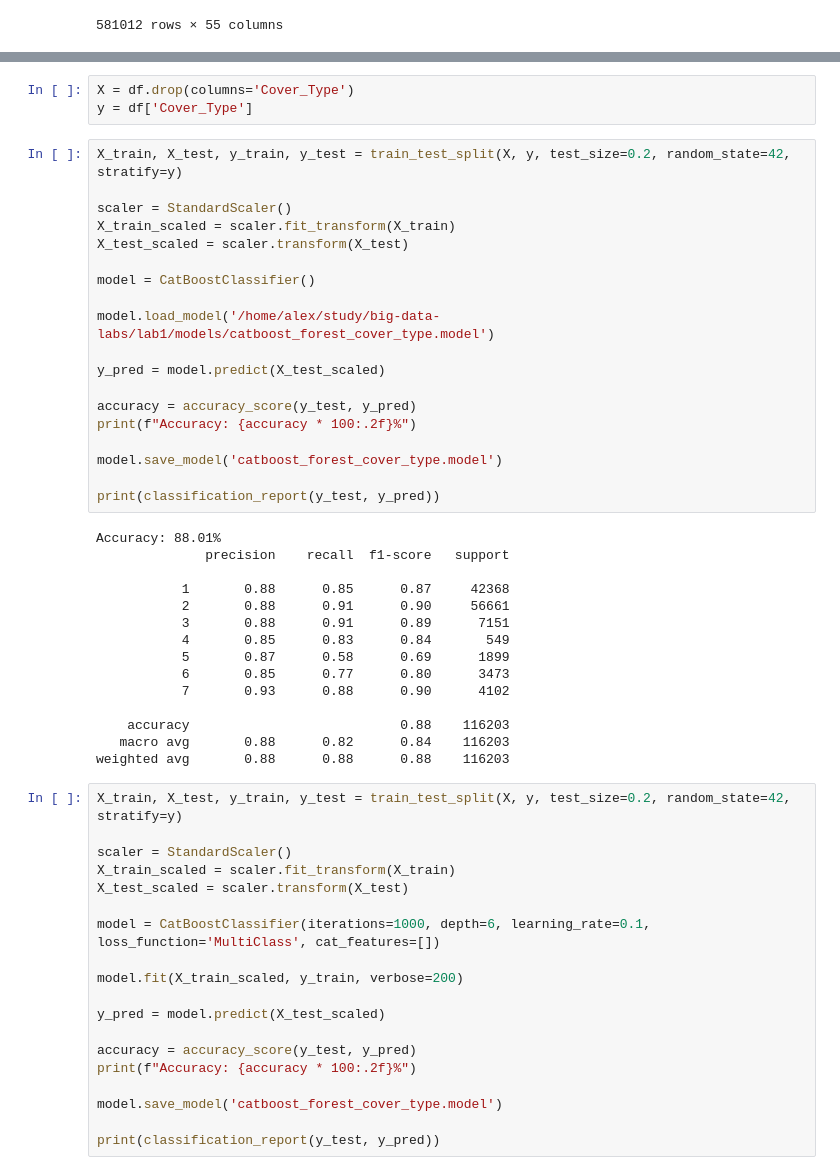
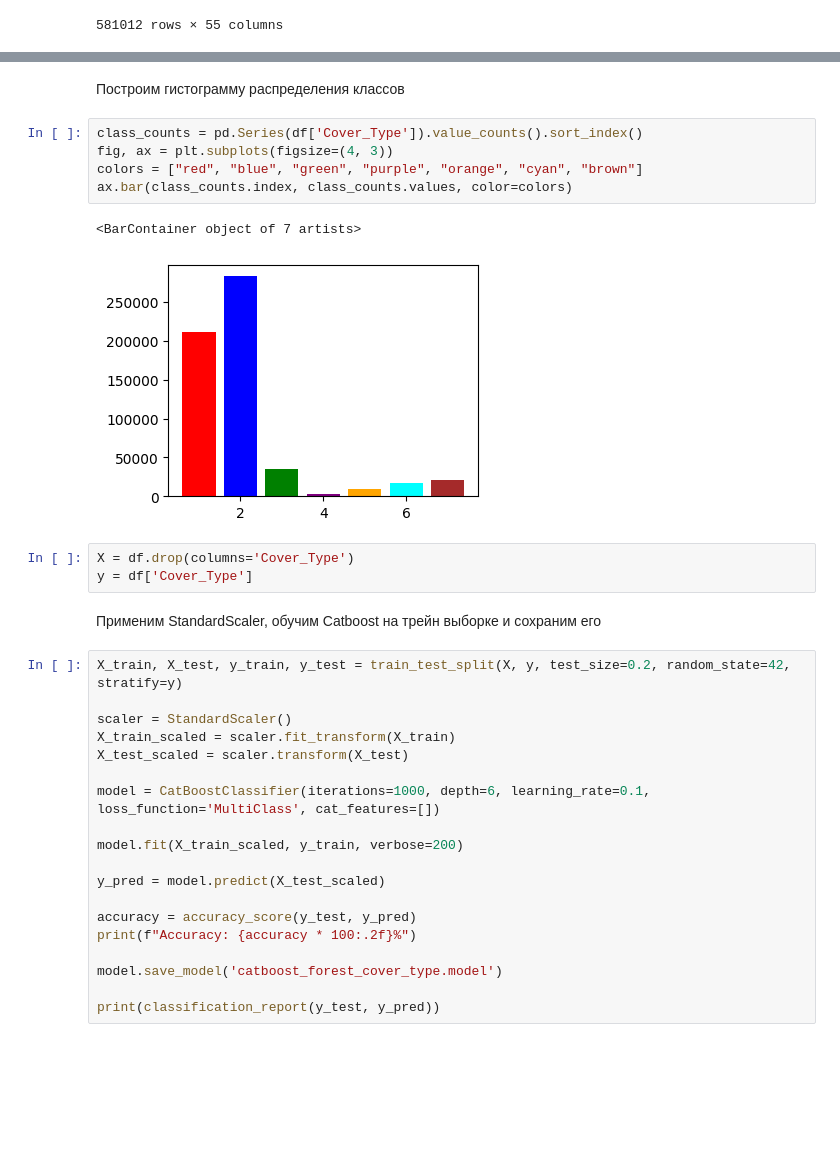
Before and after one commit to a13xbb/big-data-labs, a Jupyter notebook: lab1/train.ipynb, the cells around one changed output, grey strips where cells are left out. Saved outputs shown, nothing was run; the diff lists cells and outputs as text; blank space fills up the shorter version.

Commit message:
updated train script

```diff
--- a/lab1/train.ipynb
+++ b/lab1/train.ipynb
@@ -26,40 +42,18 @@ df
+# %% [markdown]
+Построим гистограмму распределения классов
+# %%
+class_counts = pd.Series(df['Cover_Type']).value_counts().sort_index()
+fig, ax = plt.subplots(figsize=(4, 3))
+colors = ["red", "blue", "green", "purple", "orange", "cyan", "brown"]
+ax.bar(class_counts.index, class_counts.values, color=colors)
+# %% [output]
+<BarContainer object of 7 artists>
+[figure, added]
 # %%
 X = df.drop(columns='Cover_Type')
 y = df['Cover_Type']
-# %%
-X_train, X_test, y_train, y_test = train_test_split(X, y, test_size=0.2, random_state=42, stratify=y)
-
-scaler = StandardScaler()
-X_train_scaled = scaler.fit_transform(X_train)
-X_test_scaled = scaler.transform(X_test)
-
-model = CatBoostClassifier()
-
-model.load_model('/home/alex/study/big-data-labs/lab1/models/catboost_forest_cover_type.model')
-
-y_pred = model.predict(X_test_scaled)
-
-accuracy = accuracy_score(y_test, y_pred)
-print(f"Accuracy: {accuracy * 100:.2f}%")
-
-model.save_model('catboost_forest_cover_type.model')
-
-print(classification_report(y_test, y_pred))
-# %% [output]
-Accuracy: 88.01%
-              precision    recall  f1-score   support
-
-           1       0.88      0.85      0.87     42368
-           2       0.88      0.91      0.90     56661
-           3       0.88      0.91      0.89      7151
-           4       0.85      0.83      0.84       549
-           5       0.87      0.58      0.69      1899
-           6       0.85      0.77      0.80      3473
-           7       0.93      0.88      0.90      4102
-
-    accuracy                           0.88    116203
-   macro avg       0.88      0.82      0.84    116203
-weighted avg       0.88      0.88      0.88    116203
+# %% [markdown]
+Применим StandardScaler, обучим Catboost на трейн выборке и сохраним его
 # %%
 X_train, X_test, y_train, y_test = train_test_split(X, y, test_size=0.2, random_state=42, stratify=y)
 
```
Also changed, not shown: parts of 10 cells of this notebook.
